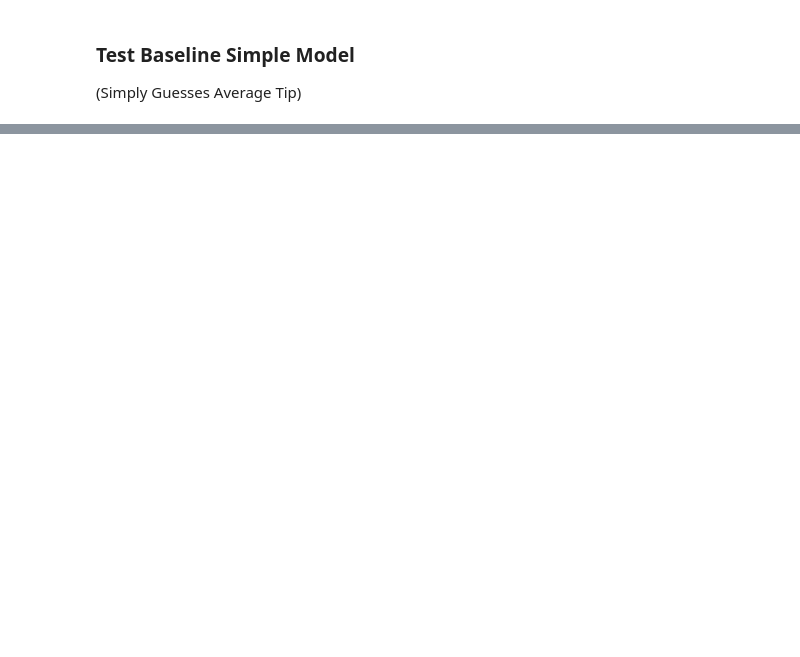
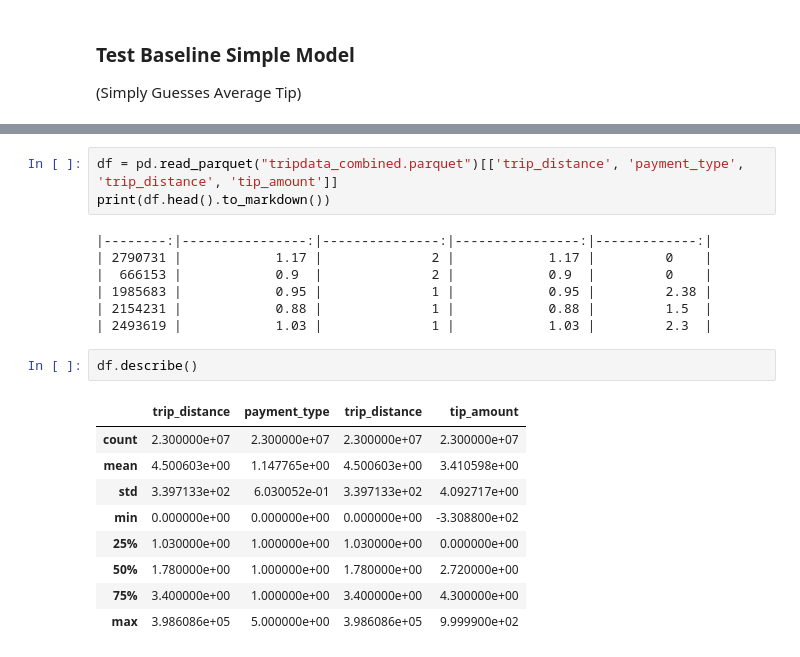
Before and after one commit to Aleyssu/CabBoost, a Jupyter notebook: kevin_rq2_work.ipynb, the cells around one changed output, grey strips where cells are left out. Drawn from its saved outputs; the diff is of its cells as text; blank space fills up the shorter version.

```diff
--- a/kevin_rq2_work.ipynb
+++ b/kevin_rq2_work.ipynb
@@ -275,0 +289,22 @@ Explained Variance Score: 0.0000
+# %%
+df = pd.read_parquet("tripdata_combined.parquet")[['trip_distance', 'payment_type', 'trip_distance', 'tip_amount']]
+print(df.head().to_markdown())
+# %% [output]
+|--------:|----------------:|---------------:|----------------:|-------------:|
+| 2790731 |            1.17 |              2 |            1.17 |         0    |
+|  666153 |            0.9  |              2 |            0.9  |         0    |
+| 1985683 |            0.95 |              1 |            0.95 |         2.38 |
+| 2154231 |            0.88 |              1 |            0.88 |         1.5  |
+| 2493619 |            1.03 |              1 |            1.03 |         2.3  |
+# %%
+df.describe()
+# %% [output]
+|  | trip_distance | payment_type | trip_distance | tip_amount |
+| count | 2.300000e+07 | 2.300000e+07 | 2.300000e+07 | 2.300000e+07 |
+| mean | 4.500603e+00 | 1.147765e+00 | 4.500603e+00 | 3.410598e+00 |
+| std | 3.397133e+02 | 6.030052e-01 | 3.397133e+02 | 4.092717e+00 |
+| min | 0.000000e+00 | 0.000000e+00 | 0.000000e+00 | -3.308800e+02 |
+| 25% | 1.030000e+00 | 1.000000e+00 | 1.030000e+00 | 0.000000e+00 |
+| 50% | 1.780000e+00 | 1.000000e+00 | 1.780000e+00 | 2.720000e+00 |
+| 75% | 3.400000e+00 | 1.000000e+00 | 3.400000e+00 | 4.300000e+00 |
+| max | 3.986086e+05 | 5.000000e+00 | 3.986086e+05 | 9.999900e+02 |
```
Also changed, not shown: parts of 22 cells of this notebook.
